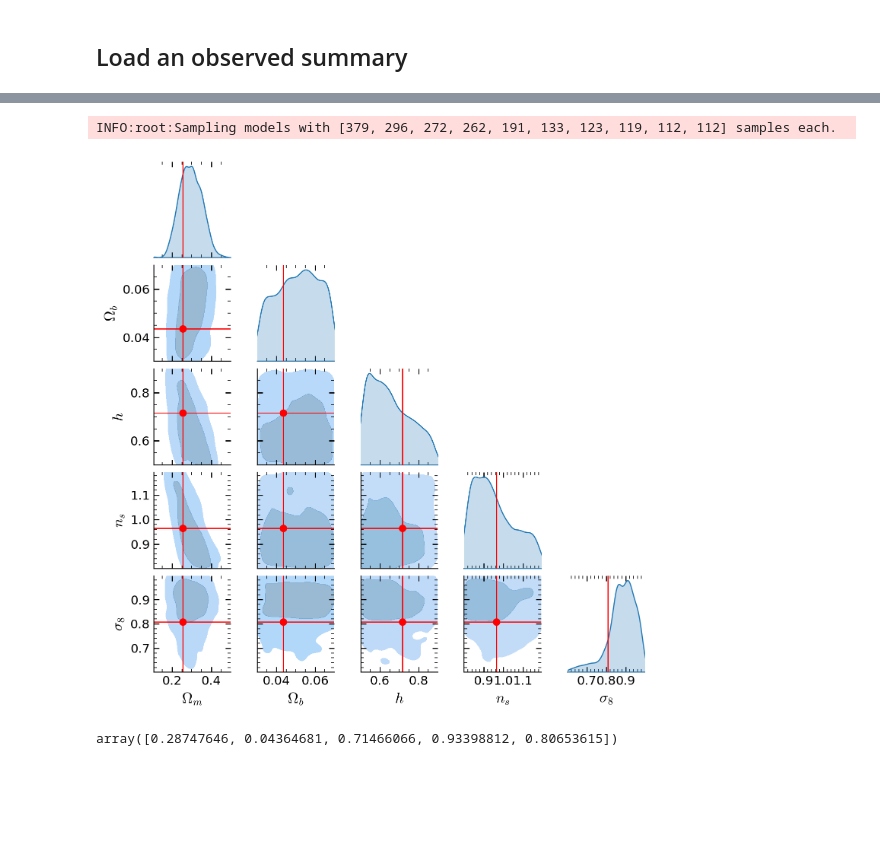
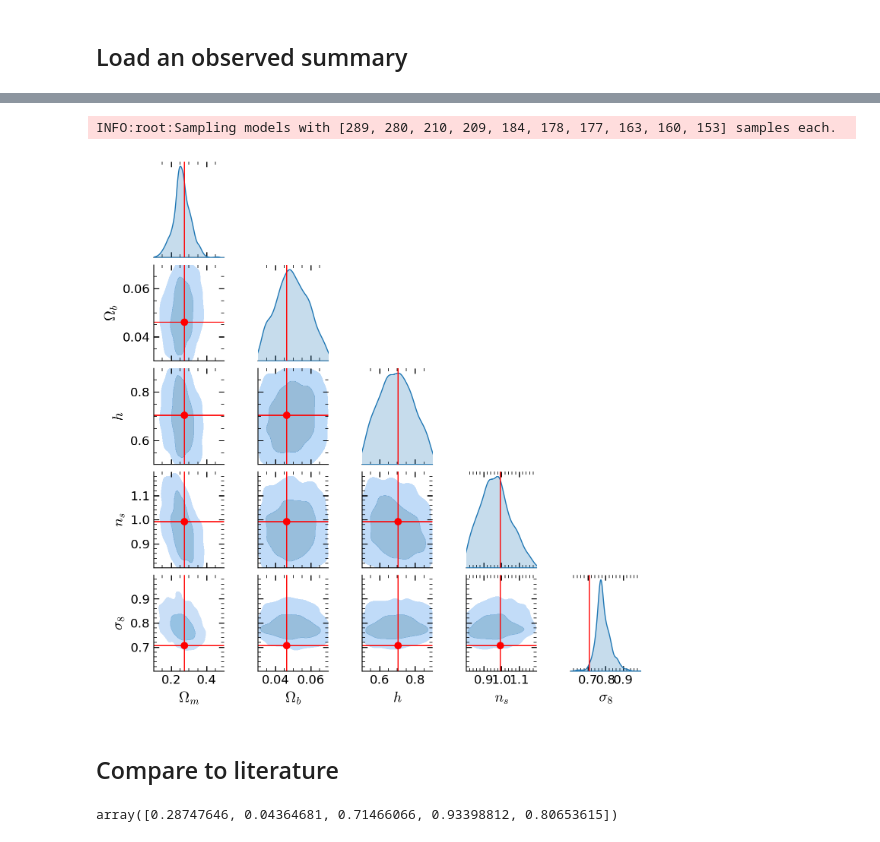
Before and after one commit to maho3/ltu-gobig, a Jupyter notebook: experiments/abacuslike/new_inference_abacus.ipynb, the cells around one changed output, grey strips where cells are left out. Saved outputs shown, nothing was run; the diff lists cells and outputs as text; code cells hidden in the pictures; blank space fills up the shorter version.

```diff
--- a/experiments/abacuslike/new_inference_abacus.ipynb
+++ b/experiments/abacuslike/new_inference_abacus.ipynb
@@ -104,17 +87,20 @@ yrange = np.stack([
 ], axis=1)
 # %%
 
-ss = 3
+ss = 30
 
 N = len(names)
-f, axs = plt.subplots(2, N//2+1, figsize=(20, 8), gridspec_kw=dict(wspace=0.3))
+H, W = N//5, 5
+f, axs = plt.subplots(H, W, figsize=(5*W, 5*H), gridspec_kw=dict(wspace=0.3))
 axs = axs.flatten()
 
-for i, ax in enumerate(axs[:-1]):
+for i, ax in enumerate(axs):
+    if i >= N:
+        ax.axis('off')
+        continue
     ax.plot(yrange[i], yrange[i], 'r--')
     ax.plot(ytest[::ss, i], percs[1, ::ss, i], 'k.')
     ax.errorbar(ytest[::ss, i], percs[1, ::ss, i], yerr=[percs[1, ::ss, i]-percs[0, ::ss, i],
                 percs[2, ::ss, i]-percs[1, ::ss, i]], fmt='none', ecolor='k', elinewidth=1)
     ax.set(xlabel=f'True {names[i]}', ylabel=f'Predicted {names[i]}')
-axs[-1].axis('off')
 # %% [output]
@@ -274,0 +271,28 @@ plt.colorbar(plt.cm.ScalarMappable(
+# %%
+import matplotlib.colors as mcolors
+
+ss = 5
+ind = 0
+
+f, axs = plt.subplots(2, 1, figsize=(10, 10), sharex=True,
+                      gridspec_kw=dict(hspace=0., height_ratios=[1, 1]))
+
+par = ytest[:, 4]
+cmap = plt.get_cmap('viridis')
+norm = mcolors.Normalize(vmin=par.min(), vmax=par.max())
+
+ax = axs[0]
+for i in range(0, len(xobs), ss):
+    ax.plot(xtest[i], color=cmap(norm(par[i])))
+ax.plot(xobs[ind], 'r-', lw=2)
+ax.set(ylabel=r'$x$')
+
+ax  = axs[1]
+for i in range(0, len(xobs), ss):
+    ax.plot((xtest[i]-xobs[i])/np.std(xtest, axis=0), color=cmap(norm(par[i])))
+ax.axhline(0, c='k', ls='--', lw=1)
+ax.set(xlabel='k', ylabel=r'$(x - x_{\rm obs}$)/std$(x)$')
+
+cbar = f.colorbar(mpl.cm.ScalarMappable(norm=norm, cmap=cmap),
+                  ax=axs, orientation='horizontal')
+cbar.set_label(r'$\sigma_8$')
@@ -275,6 +301,7 @@ plt.colorbar(plt.cm.ScalarMappable(
 # %%
 # Predict on a random test point
-samp0 = posterior.sample(x=xin, shape=(1999,)).to('cpu')
+ind = 11
+samp0 = posterior.sample(x=xobs[ind], shape=(1999,)).to('cpu')
 samp0 = pd.DataFrame(samp0, columns=names)
 
 
@@ -283,36 +310,38 @@ def plot_true_vals(grid, true_vals, **kwargs):
         grid.diag_axes[i].axvline(val, **kwargs)
         for j, ax in enumerate(grid.axes[i, :i]):
             if ax:
                 ax.axvline(true_vals[j], **kwargs)
                 ax.axhline(val, **kwargs)
                 ax.plot(true_vals[j], val, 'o', **kwargs)
 
 
 def set_boundaries(grid, prior_range):
     for i, (x, y) in enumerate(prior_range):
         grid.diag_axes[i].set_xlim(x, y)
         for j, ax in enumerate(grid.axes[i, :i]):
             if ax:
                 ax.set_ylim(x, y)
                 ax.set_xlim(*prior_range[j])
 
 
 g = sns.pairplot(
     samp0,
     vars=names,
     kind='kde',
     plot_kws={'alpha': 0.5, 'levels': [
         0.05, 0.36, 1], 'fill': True, 'common_norm': False},
     corner=True,
     height=1.5
     # plot_kws={'alpha': 0.5, 'levels': [0.05, 0.36, 1], 'fill': True},  # for kde plot
 )
 
-plot_true_vals(g, trueparams, color='r', lw=1)
+plot_true_vals(g, yobs[ind], color='r', lw=1)
 set_boundaries(g, yrange)
 # %% [output]
-INFO:root:Sampling models with [379, 296, 272, 262, 191, 133, 123, 119, 112, 112] samples each.
+INFO:root:Sampling models with [289, 280, 210, 209, 184, 178, 177, 163, 160, 153] samples each.
-[figure, old version]
+[figure, new version]
+# %% [markdown]
+## Compare to literature
 # %%
 # Load literature
 import pandas as pd
```
Also changed, not shown: parts of 23 cells of this notebook, 5 other files.
